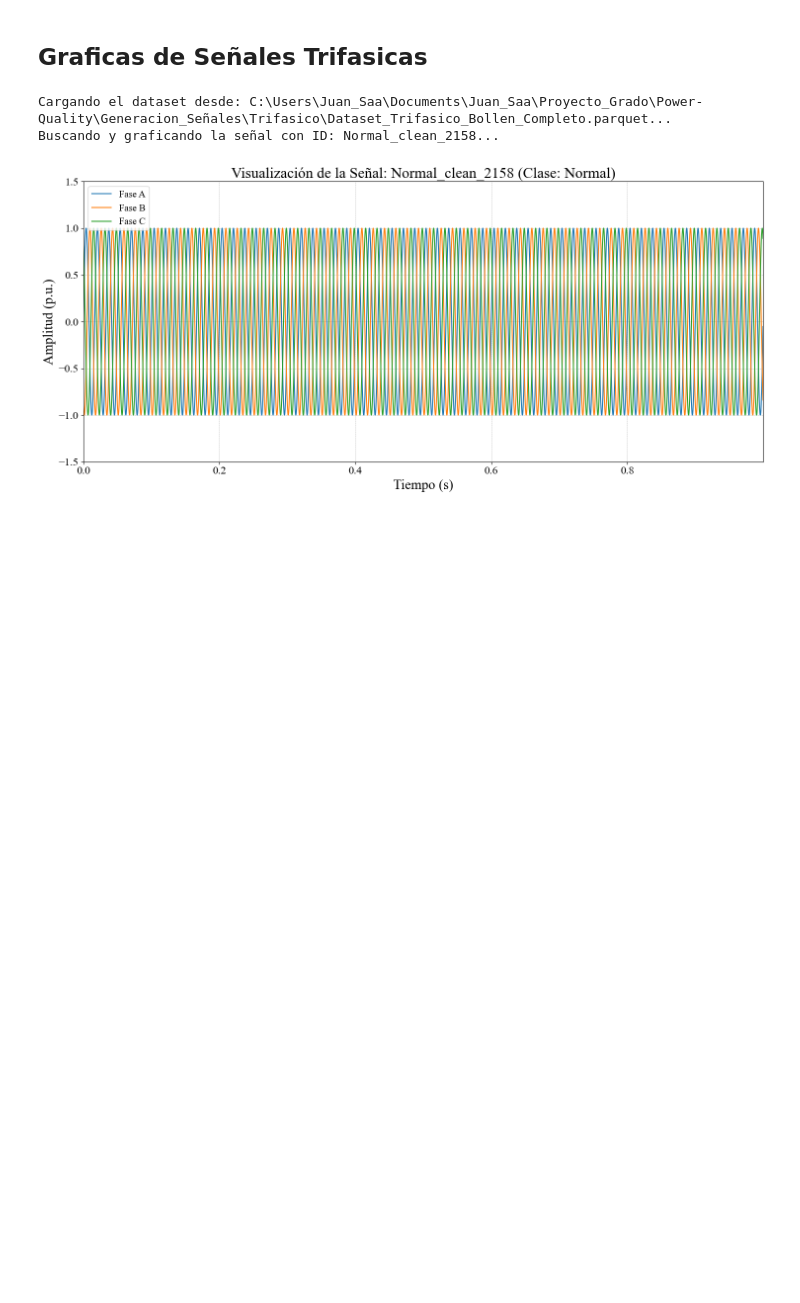
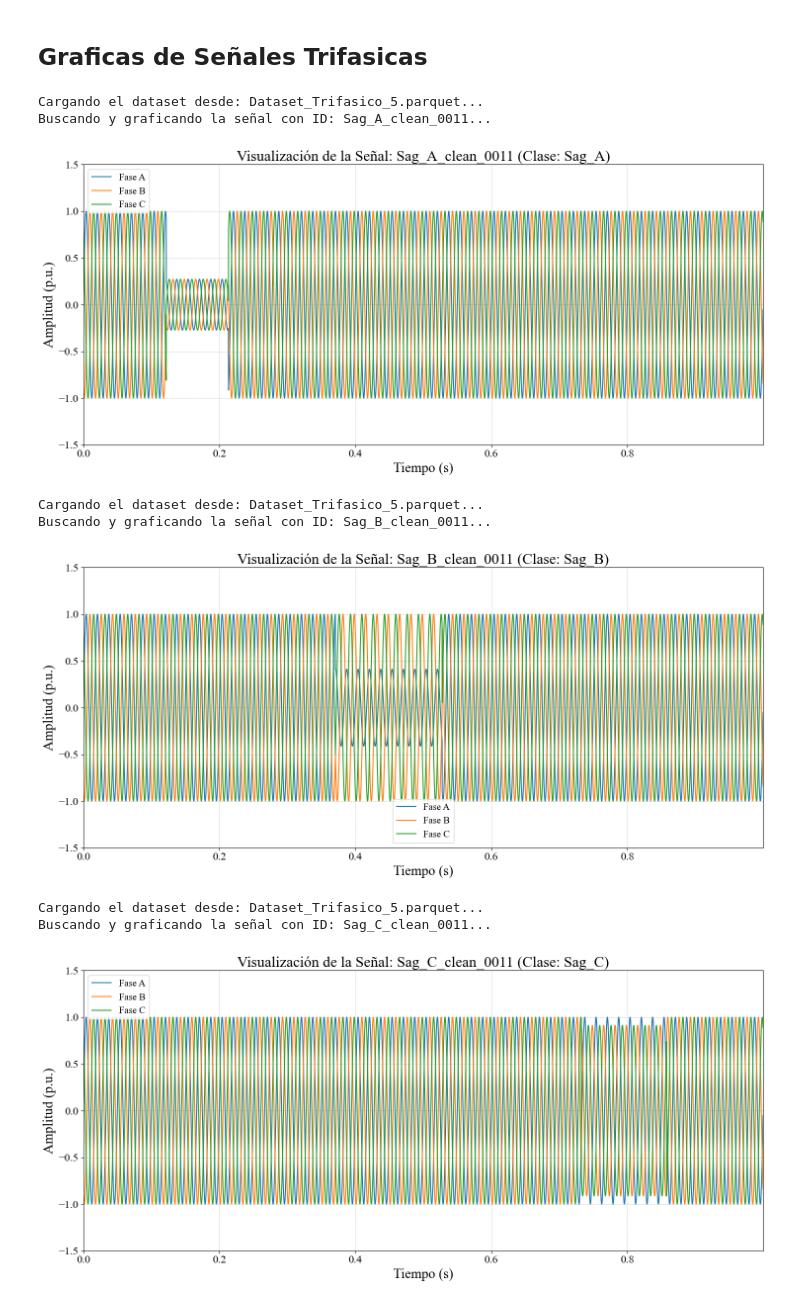
Before and after one commit to SGOLDYT/Power-Quality, a Jupyter notebook: Generacion_Señales/Trifasico/trifasico.ipynb, the cells around one changed output. Drawn from its saved outputs; the diff is of its cells as text; code cells hidden in the pictures; blank space fills up the shorter version.

```diff
--- a/Generacion_Señales/Trifasico/trifasico.ipynb
+++ b/Generacion_Señales/Trifasico/trifasico.ipynb
@@ -190,7 +213,7 @@ import pyarrow.parquet as pq
 from collections import defaultdict
 
 # 1.  ruta archivo Parquet
-file_path = "Dataset_Trifasico_Completo_2.parquet"
+file_path = r"C:\Users\Juan_Saa\Documents\Juan_Saa\Proyecto_Grado\Power-Quality\Generacion_Señales\Trifasico\Dataset_Trifasico_3.parquet"
 
 # 2. Número de ejemplos a ver por cada clase
 EXAMPLES_PER_CLASS = 3
@@ -313,36 +322,53 @@ def plot_signal_by_id(file_path, signal_id):
 
     plt.plot(signal_df['timestamp'], signal_df['Phase_A'], label='Fase A')
     plt.plot(signal_df['timestamp'], signal_df['Phase_B'], label='Fase B')
     plt.plot(signal_df['timestamp'], signal_df['Phase_C'], label='Fase C')
 
     # Los tamaños de fuente ahora son controlados por rcParams
     plt.title(f'Visualización de la Señal: {signal_id} (Clase: {etiqueta})')
     plt.xlabel('Tiempo (s)')
     plt.ylabel('Amplitud (p.u.)')
     plt.legend()
     plt.grid(True, which='both', linestyle='--', linewidth=0.5)
     plt.xlim(0, max(signal_df['timestamp']))
     plt.ylim(-1.5, 1.5)
     plt.tight_layout() # Ajusta el layout para que no se corten las etiquetas
     plt.show()
 
 # ==============================================================================
 # --- ÁREA DE EJECUCIÓN ---
 # ==============================================================================
 if __name__ == "__main__":
 
     # 1. Aplicamos el estilo académico a todos los gráficos generados
     _setup_academic_style()
 
     # 2. Define la ruta a tu archivo de dataset
-    DATASET_PATH = "Dataset_Trifasico_Completo.parquet"
+    DATASET_PATH = "Dataset_Trifasico_5.parquet"
 
     # 3. Elige el ID de la señal que quieres graficar
-    id_a_graficar = "Sag_C_clean_0003" ## Sag_A_noisy_1000 para ruido y Sag_A_clean_1000 sin ruido
-
+    id_a_graficar = "Sag_A_clean_0011" ## Sag_A_noisy_1000 para ruido y Sag_A_clean_1000 sin ruido
+    id_a_graficar_2 = "Sag_B_clean_0011"
+    id_a_graficar_3 = "Sag_C_clean_0011"
+    id_a_graficar_4 = "Sag_D_clean_0011"
+    id_a_graficar_5 = "Sag_E_clean_0011"
+    id_a_graficar_6 = "Sag_F_clean_0011"
+    id_a_graficar_7 = "Sag_G_clean_0011"
     # 4. Llama a la función para graficar
     plot_signal_by_id(DATASET_PATH, id_a_graficar)
+    plot_signal_by_id(DATASET_PATH, id_a_graficar_2)
+    plot_signal_by_id(DATASET_PATH, id_a_graficar_3)
+    plot_signal_by_id(DATASET_PATH, id_a_graficar_4)
+    plot_signal_by_id(DATASET_PATH, id_a_graficar_5)
+    plot_signal_by_id(DATASET_PATH, id_a_graficar_6)
+    plot_signal_by_id(DATASET_PATH, id_a_graficar_7)
 # %% [output]
-Cargando el dataset desde: C:\Users\Juan_Saa\Documents\Juan_Saa\Proyecto_Grado\Power-Quality\Generacion_Señales\Trifasico\Dataset_Trifasico_Bollen_Completo.parquet...
-Buscando y graficando la señal con ID: Normal_clean_2158...
+Cargando el dataset desde: Dataset_Trifasico_5.parquet...
+Buscando y graficando la señal con ID: Sag_A_clean_0011...
-[figure, old version]
+[figure, new version]
+Cargando el dataset desde: Dataset_Trifasico_5.parquet...
+Buscando y graficando la señal con ID: Sag_B_clean_0011...
+[figure, added]
+Cargando el dataset desde: Dataset_Trifasico_5.parquet...
+Buscando y graficando la señal con ID: Sag_C_clean_0011...
+[figure, added]
```
Also changed, not shown: parts of 4 cells of this notebook, 9 other files.
